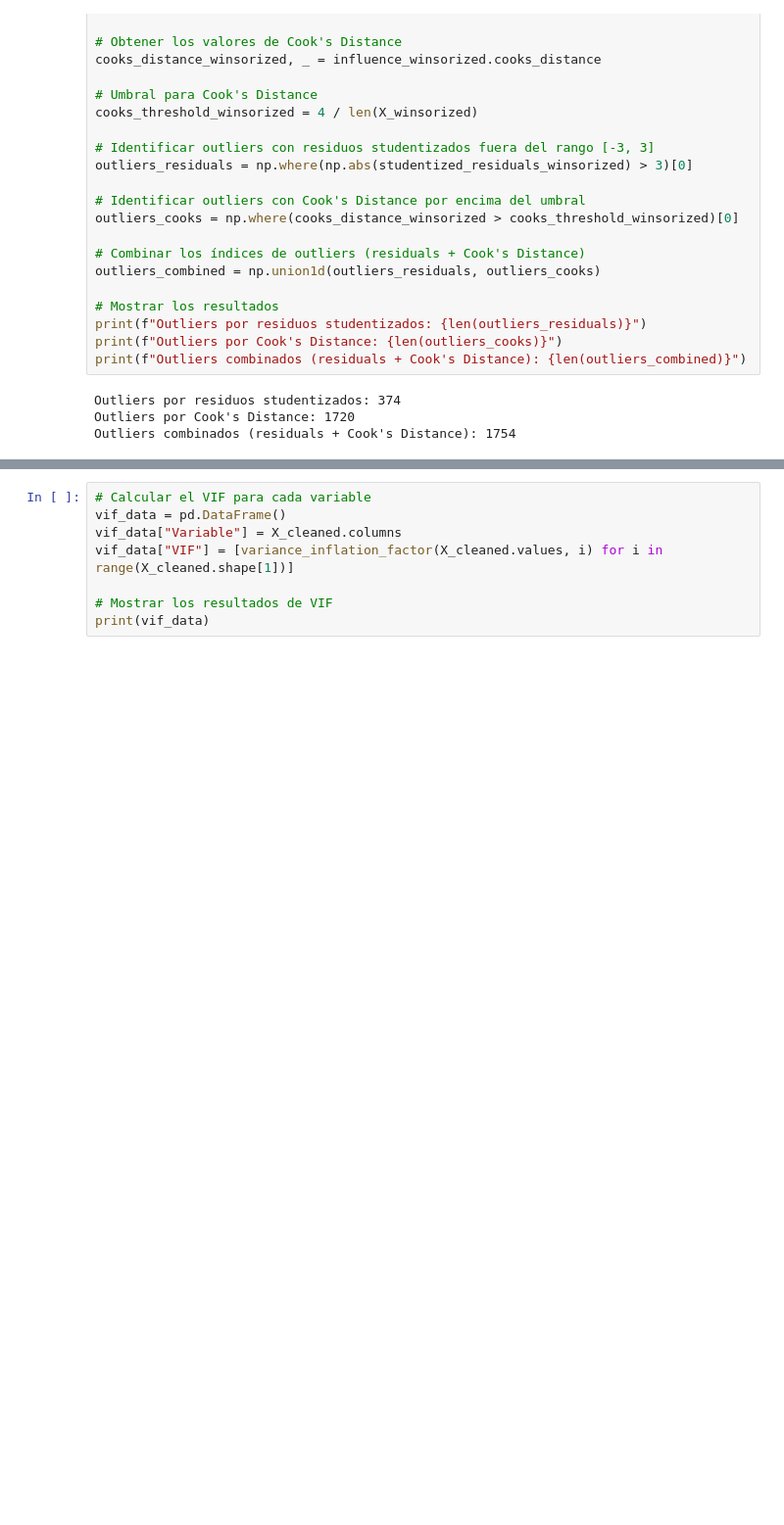
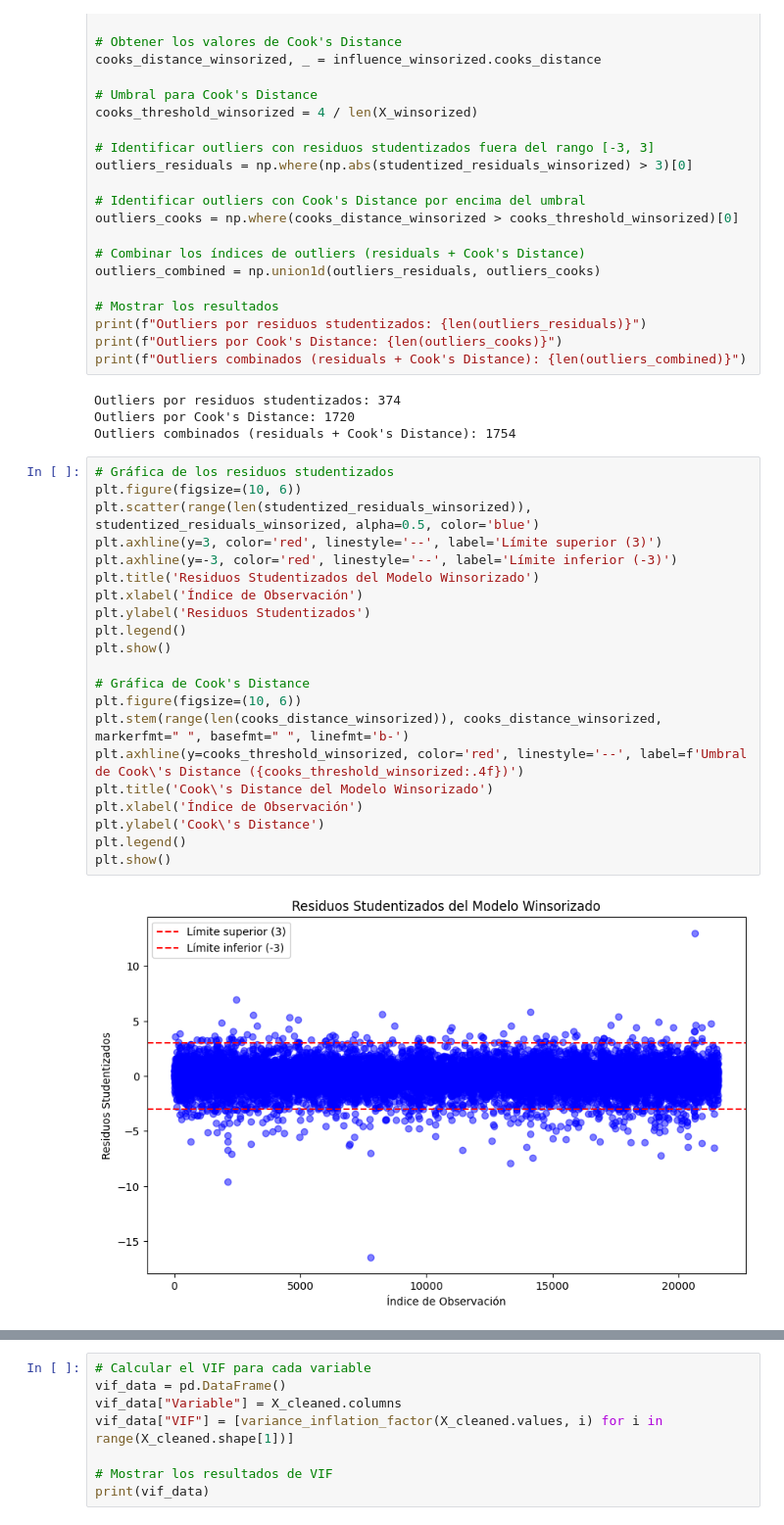
Before and after one commit to mafeermoreno/StatisticsProject, a Jupyter notebook: Proyecto_Stats_Bloque1_Maria_Moreno_v2.ipynb, the cells around one changed output, grey strips where cells are left out. Shown at 98% size. Drawn from its saved outputs; the diff is of its cells as text; blank space fills up the shorter version.

```diff
--- a/Proyecto_Stats_Bloque1_Maria_Moreno_v2.ipynb
+++ b/Proyecto_Stats_Bloque1_Maria_Moreno_v2.ipynb
@@ -1254,3 +1254,26 @@ print(f"Outliers combinados (residuals + Cook's Distance): {len(outliers_combine
 Outliers por residuos studentizados: 374
 Outliers por Cook's Distance: 1720
 Outliers combinados (residuals + Cook's Distance): 1754
+# %%
+# Gráfica de los residuos studentizados
+plt.figure(figsize=(10, 6))
+plt.scatter(range(len(studentized_residuals_winsorized)), studentized_residuals_winsorized, alpha=0.5, color='blue')
+plt.axhline(y=3, color='red', linestyle='--', label='Límite superior (3)')
+plt.axhline(y=-3, color='red', linestyle='--', label='Límite inferior (-3)')
+plt.title('Residuos Studentizados del Modelo Winsorizado')
+plt.xlabel('Índice de Observación')
+plt.ylabel('Residuos Studentizados')
+plt.legend()
+plt.show()
+
+# Gráfica de Cook's Distance
+plt.figure(figsize=(10, 6))
+plt.stem(range(len(cooks_distance_winsorized)), cooks_distance_winsorized, markerfmt=" ", basefmt=" ", linefmt='b-')
+plt.axhline(y=cooks_threshold_winsorized, color='red', linestyle='--', label=f'Umbral de Cook\'s Distance ({cooks_threshold_winsorized:.4f})')
+plt.title('Cook\'s Distance del Modelo Winsorizado')
+plt.xlabel('Índice de Observación')
+plt.ylabel('Cook\'s Distance')
+plt.legend()
+plt.show()
+# %% [output]
+[figure, added]
```
Also changed, not shown: parts of 8 cells of this notebook.
